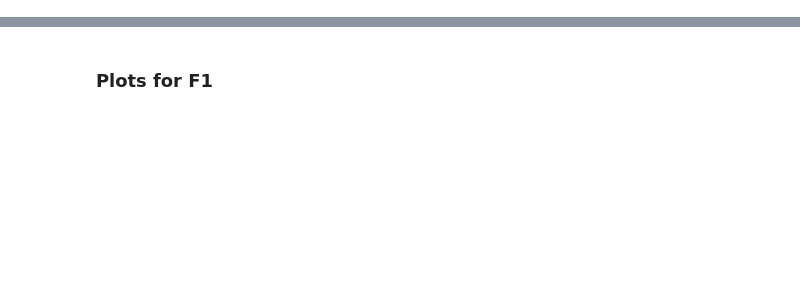
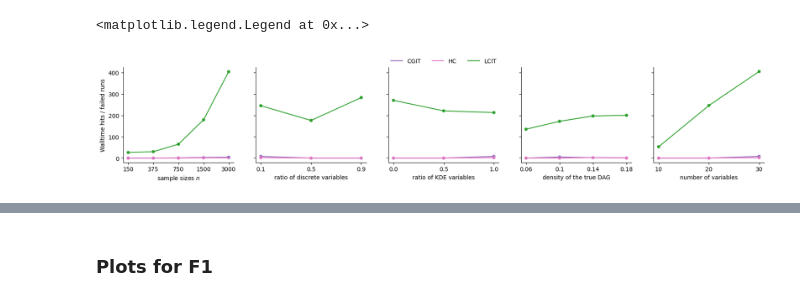
Before and after one commit to JuanFPR-UPM/HSPBN_KNN_VPTREE, a Jupyter notebook: experiments/eval_struct.ipynb, the cells around one changed output, grey strips where cells are left out. Saved outputs shown, nothing was run; the diff lists cells and outputs as text; code cells hidden in the pictures; blank space fills up the shorter version.

```diff
--- a/experiments/eval_struct.ipynb
+++ b/experiments/eval_struct.ipynb
@@ -13,15 +13,16 @@ import os
 os.environ["OMP_NUM_THREADS"] = '16'
 # %%
 methodLocDict = {
+                 'MRCIT': './results/synthetic/mrcit/',
+                #  'Pillai': './results/synthetic/pillai/',
+                #  'CIml': './results/synthetic/ciml/',
                 '$k$NNCIT': './results/synthetic/knncit/',
-                 'MRCIT': './results/synthetic/mrcit/',
-                 'HC': './results/synthetic/hillclimbing/',
+                #  'CCI': './results/synthetic/cci/',
+                 'LCIT': './results/synthetic/lcit/',
                  'MMCIT': './results/synthetic/mmcit/',
                  'CGIT': './results/synthetic/cgit/',
                  'DGCIT': './results/synthetic/dgcit/',
-                 'LCIT': './results/synthetic/lcit/',
-                 'Pillai': './results/synthetic/pillai/',
-                 'CIml': './results/synthetic/ciml/',
+                 'HC': './results/synthetic/hillclimbing/',
                  }
 
 groundTruthLoc = './hspbns/'
@@ -99,0 +137,60 @@ def f1_score(ground_truth, learned_graph, method):
+# %%
+hue_order = df.groupby("method").sum().index
+
+fig, axs = plt.subplots(ncols=5, sharey=True, figsize=(20, 3.0))
+palette = 'colorblind'
+f1 = sns.lineplot(x="samples", y="Missing", hue="method", palette=color_map, hue_order=hue_order,
+                 data=df.groupby(by=['samples', 'method']).sum().sort_values(by='samples', key=lambda x: x.astype(int)), ax=axs[0])
+f1 = sns.scatterplot(x="samples", y="Missing", hue="method", palette=color_map, hue_order=hue_order,
+                 data=df.groupby(by=['samples', 'method']).sum().sort_values(by='samples', key=lambda x: x.astype(int)), ax=axs[0], legend=False)
+f1.set_ylabel("Walltime hits / failed runs")
+f1.set_xlabel("sample sizes $n$")
+f1.spines["top"].set_visible(False)
+f1.spines["right"].set_visible(False)
+f1.legend([], [], frameon=False)
+
+f2 = sns.lineplot(x="discrete_ratio", y="Missing", hue="method", palette=color_map, hue_order=hue_order,
+                 data=df.groupby(by=['discrete_ratio', 'method']).sum().sort_values(by='discrete_ratio', key=lambda x: x.astype(float)), ax=axs[1])
+f2 = sns.scatterplot(x="discrete_ratio", y="Missing", hue="method", palette=color_map, hue_order=hue_order,
+                 data=df.groupby(by=['discrete_ratio', 'method']).sum().sort_values(by='discrete_ratio', key=lambda x: x.astype(float)), ax=axs[1], legend=False)
+f2.set_ylabel("")
+f2.set_xlabel('ratio of discrete variables')
+f2.spines["top"].set_visible(False)
+f2.spines["right"].set_visible(False)
+f2.legend([], [], frameon=False)
+
+f3 = sns.lineplot(x="kde_ratio", y="Missing", hue="method", palette=color_map, hue_order=hue_order,
+                 data=df.groupby(by=['kde_ratio', 'method']).sum().sort_values(by='kde_ratio', key=lambda x: x.astype(float)), ax=axs[2])
+f3 = sns.scatterplot(x="kde_ratio", y="Missing", hue="method", palette=color_map, hue_order=hue_order,
+                 data=df.groupby(by=['kde_ratio', 'method']).sum().sort_values(by='kde_ratio', key=lambda x: x.astype(float)), ax=axs[2], legend=False)
+f3.set_ylabel("")
+f3.set_xlabel('ratio of KDE variables')
+f3.spines["top"].set_visible(False)
+f3.spines["right"].set_visible(False)
+f3.legend([], [], frameon=False)
+
+f4 = sns.lineplot(x="edge_density", y="Missing", hue="method", palette=color_map, hue_order=hue_order,
+                 data=df.groupby(by=['edge_density', 'method']).sum().sort_values(by='edge_density', key=lambda x: x.astype(float)), ax=axs[3])
+f4 = sns.scatterplot(x="edge_density", y="Missing", hue="method", palette=color_map, hue_order=hue_order,
+                 data=df.groupby(by=['edge_density', 'method']).sum().sort_values(by='edge_density', key=lambda x: x.astype(float)), ax=axs[3], legend=False)
+f4.set_ylabel("")
+f4.set_xlabel('density of the true DAG')
+f4.spines["top"].set_visible(False)
+f4.spines["right"].set_visible(False)
+f4.legend(loc='upper center', bbox_to_anchor=(-0.7, 1.15),
+          frameon=False, ncol=10)
+
+f5 = sns.lineplot(x="n_vars", y="Missing", hue="method", palette=color_map, hue_order=hue_order,
+                 data=df.groupby(by=['n_vars', 'method']).sum().sort_values(by='n_vars', key=lambda x: x.astype(float)), ax=axs[4])
+f5 = sns.scatterplot(x="n_vars", y="Missing", hue="method", palette=color_map, hue_order=hue_order,
+                 data=df.groupby(by=['n_vars', 'method']).sum().sort_values(by='n_vars', key=lambda x: x.astype(float)), ax=axs[4], legend=False)
+f5.set_ylabel("")
+f5.set_xlabel('number of variables')
+f5.spines["top"].set_visible(False)
+f5.spines["right"].set_visible(False)
+f5.legend([], [], frameon=False)
+
+# fig.savefig('./results/synthetic/F1.pdf', bbox_inches="tight")
+# %% [output]
+<matplotlib.legend.Legend at 0x...>
+[figure, added]
```
Also changed, not shown: parts of 15 cells of this notebook, 6 other files.
